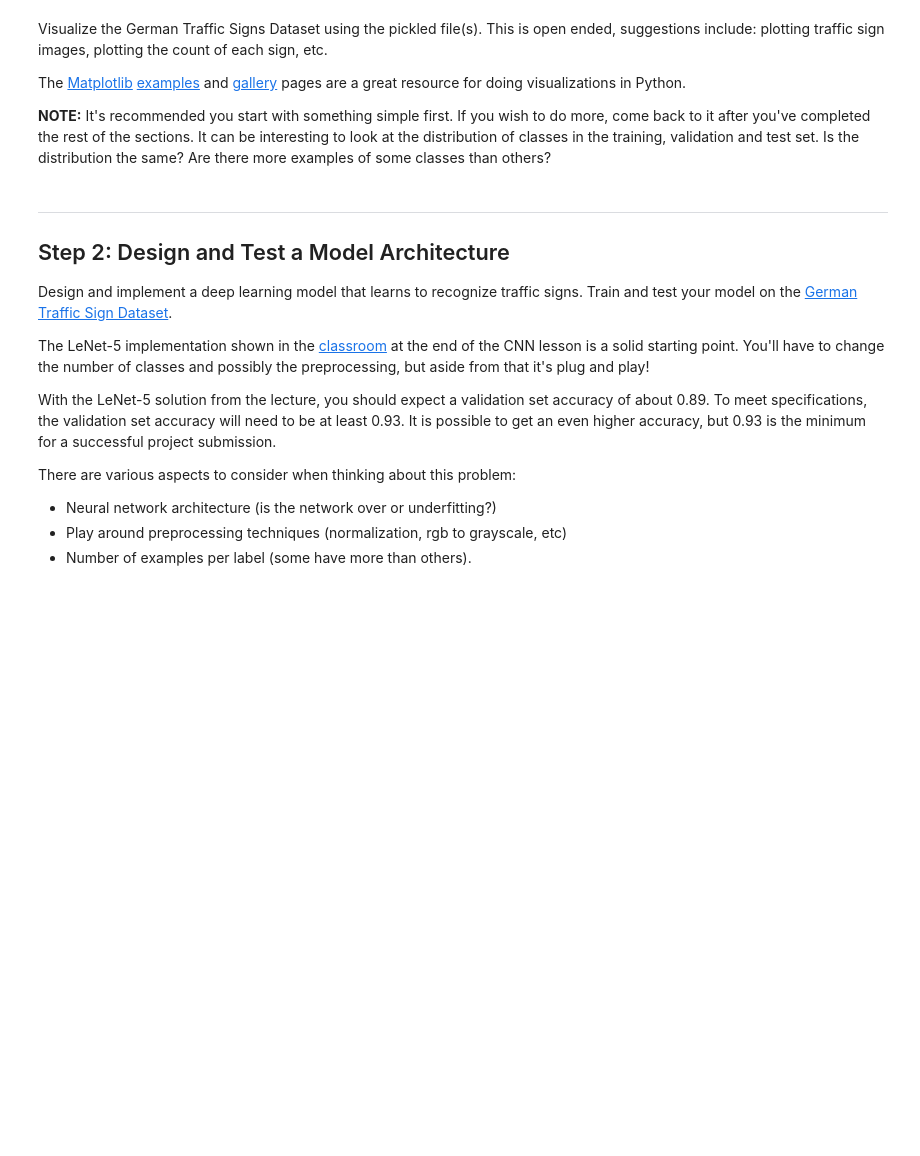
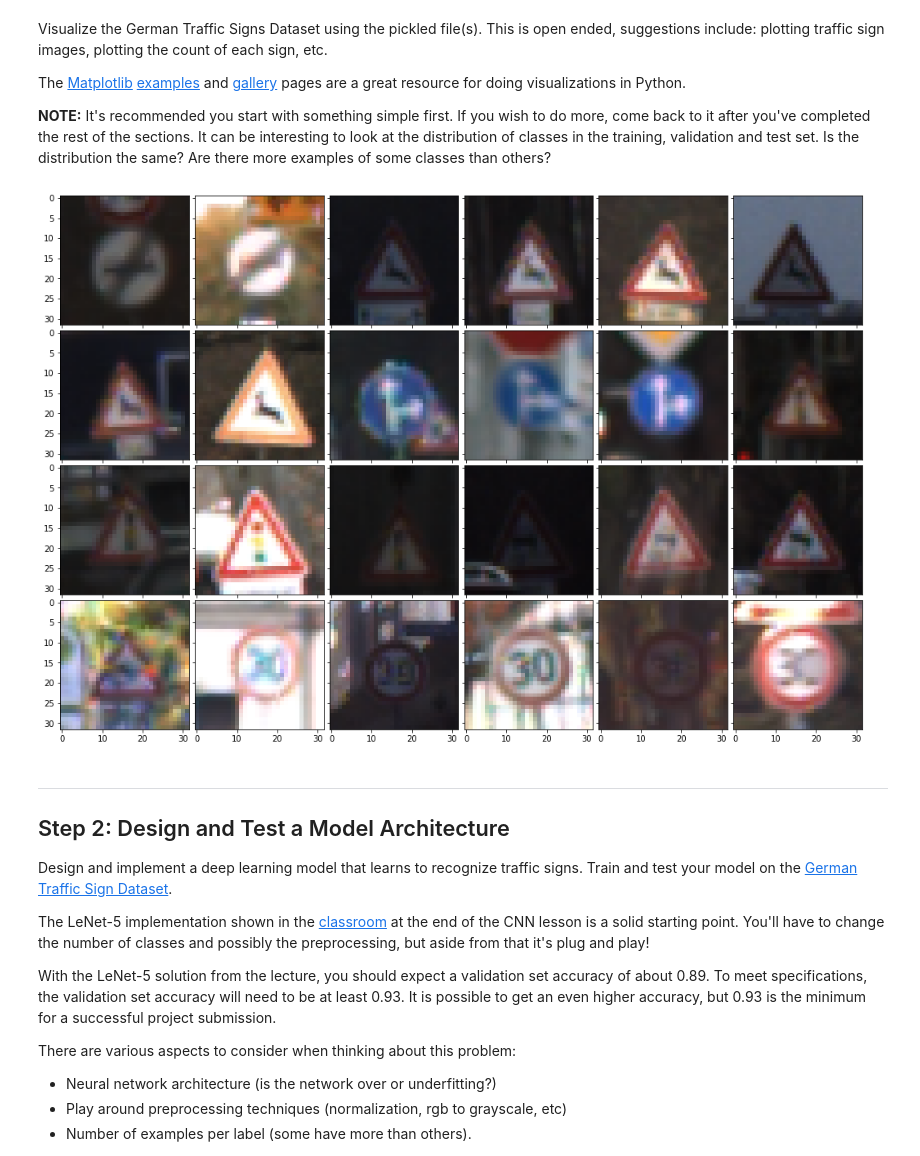
Before and after one commit to huiba/CarND-Traffic-Sign-Classifier-Project, a Jupyter notebook: Traffic_Sign_Classifier.ipynb, the cells around one changed output. Saved outputs shown, nothing was run; the diff lists cells and outputs as text; code cells hidden in the pictures; blank space fills up the shorter version.

```diff
--- a/Traffic_Sign_Classifier.ipynb
+++ b/Traffic_Sign_Classifier.ipynb
@@ -97,3 +138,20 @@ import matplotlib.pyplot as plt
+# %%
+### Data exploration visualization code goes here.
+### Feel free to use as many code cells as needed.
+plt_r = 6
+plt_c = 4
+
+fig = plt.figure(figsize=(18., 12.))
+grid = ImageGrid(fig, 111,  # similar to subplot(111)
+                 nrows_ncols=(plt_c, plt_r),  # creates 2x2 grid of axes
+                 axes_pad=0.1,  # pad between axes in inch.
+                 )
+plt_ims = [X_train[i] for i in range(0, plt_r * plt_c * 120, 120)]
+for ax, im in zip(grid, plt_ims):
+    # Iterating over the grid returns the Axes.
+    ax.imshow(im)
+# %% [output]
+[figure, added]
 # %% [markdown]
 ----
 
```
Also changed, not shown: parts of 19 cells of this notebook.
